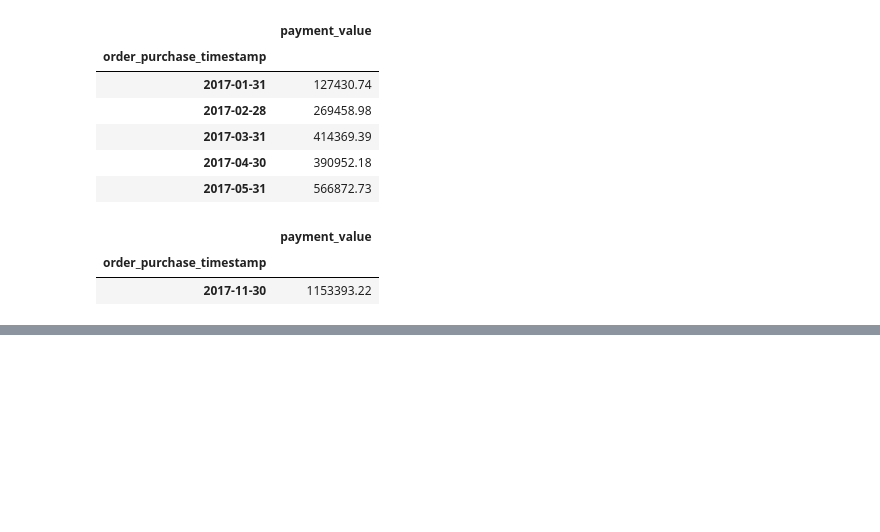
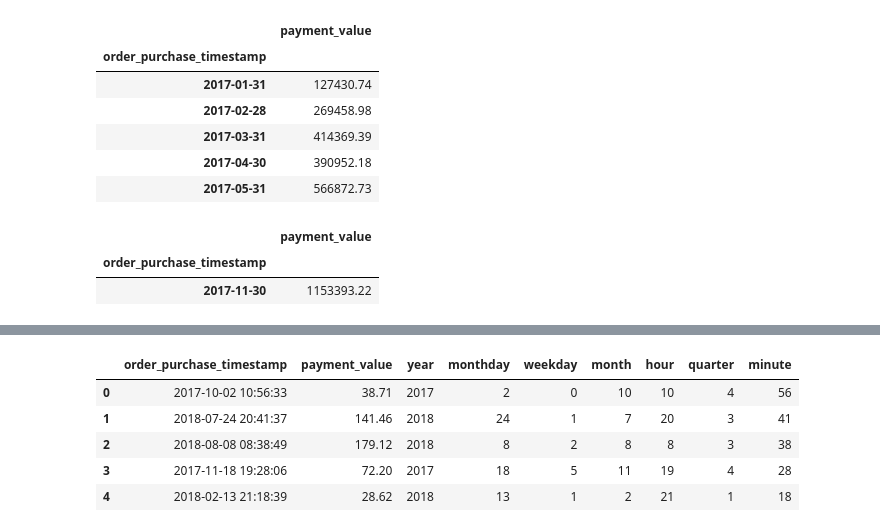
Before and after one commit to young-hun-jo/DataAnalysis, a Jupyter notebook: e-commerce/brazillian-ecommerce-EDA1.ipynb, the cells around one changed output, grey strips where cells are left out. Saved outputs shown, nothing was run; the diff lists cells and outputs as text; code cells hidden in the pictures; blank space fills up the shorter version.

```diff
--- a/e-commerce/brazillian-ecommerce-EDA1.ipynb
+++ b/e-commerce/brazillian-ecommerce-EDA1.ipynb
@@ -591,0 +852,9 @@ fig.show()
+# %%
+payment_date.head()
+# %% [output]
+|  | order_purchase_timestamp | payment_value | year | monthday | weekday | month | hour | quarter | minute |
+| 0 | 2017-10-02 10:56:33 | 38.71 | 2017 | 2 | 0 | 10 | 10 | 4 | 56 |
+| 1 | 2018-07-24 20:41:37 | 141.46 | 2018 | 24 | 1 | 7 | 20 | 3 | 41 |
+| 2 | 2018-08-08 08:38:49 | 179.12 | 2018 | 8 | 2 | 8 | 8 | 3 | 38 |
+| 3 | 2017-11-18 19:28:06 | 72.20 | 2017 | 18 | 5 | 11 | 19 | 4 | 28 |
+| 4 | 2018-02-13 21:18:39 | 28.62 | 2018 | 13 | 1 | 2 | 21 | 1 | 18 |
```
Also changed, not shown: parts of 34 cells of this notebook.
